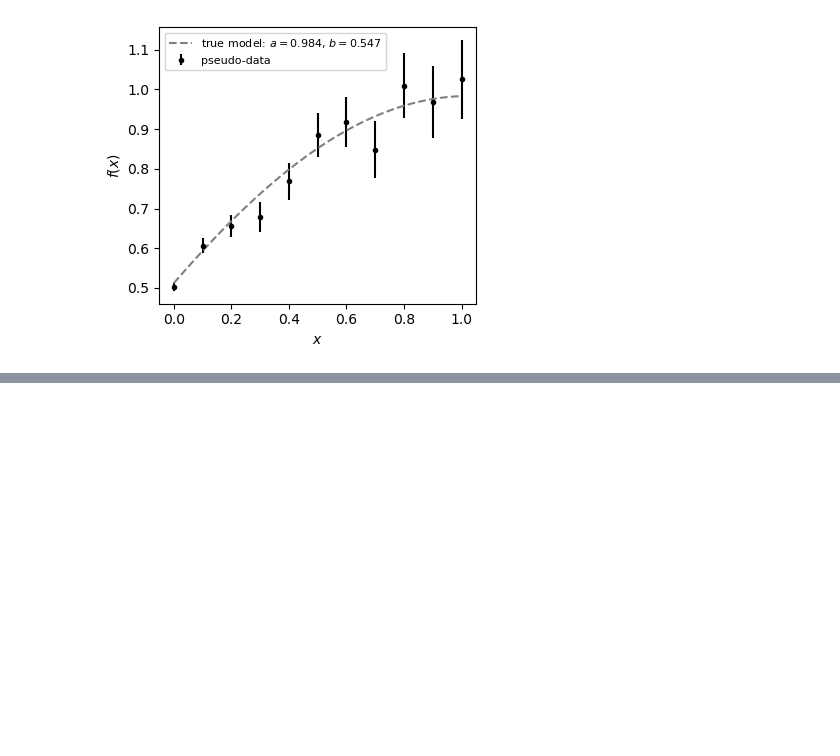
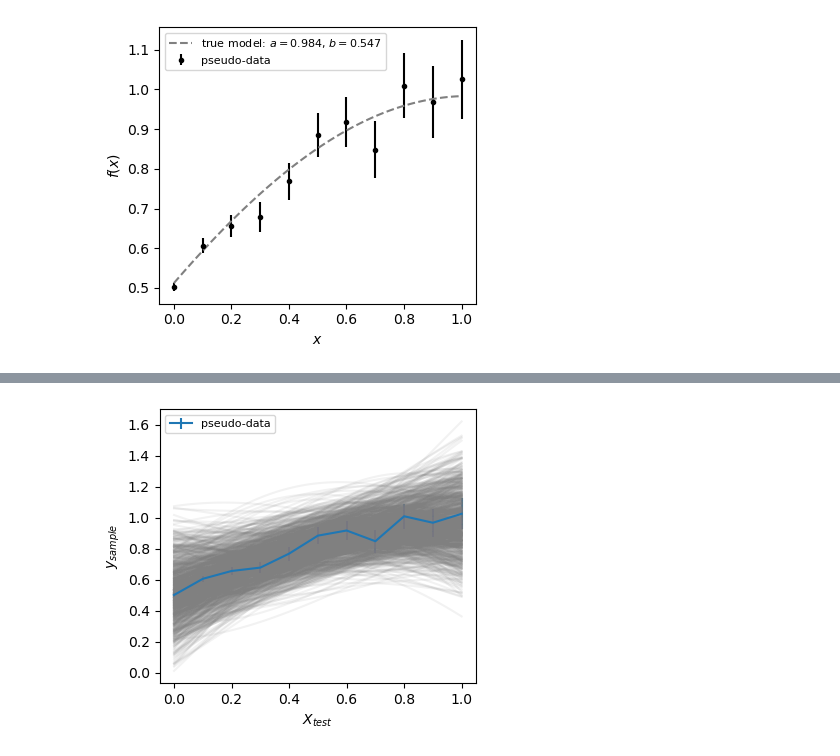
Before and after one commit to tck199732/Notes-on-Bayes, a Jupyter notebook: gp/GaussianProcess.ipynb, the cells around one changed output, grey strips where cells are left out. Drawn from its saved outputs; the diff is of its cells as text; code cells hidden in the pictures; blank space fills up the shorter version.

```diff
--- a/gp/GaussianProcess.ipynb
+++ b/gp/GaussianProcess.ipynb
@@ -333,0 +354,15 @@ plt.show()
+# %%
+# directly sample from the posterior
+N = 1000
+samples = gpr.sample_posterior(X_test, seed=0, sample_size=N)
+fig, ax = plt.subplots(figsize=(4,3.5))
+ax.errorbar(df_data['x'], df_data['f'], yerr=df_data['ferr'], label='pseudo-data')
+for i in range(N):
+    ax.plot(X_test, samples[i], color='gray', alpha=0.1)
+ax.set_xlabel(r'$X_{test}$')
+ax.set_ylabel(r'$y_{sample}$')
+ax.legend(fontsize=8, loc='upper left')
+plt.tight_layout()
+plt.show()
+# %% [output]
+[figure, added]
```
Also changed, not shown: parts of 8 cells of this notebook.
